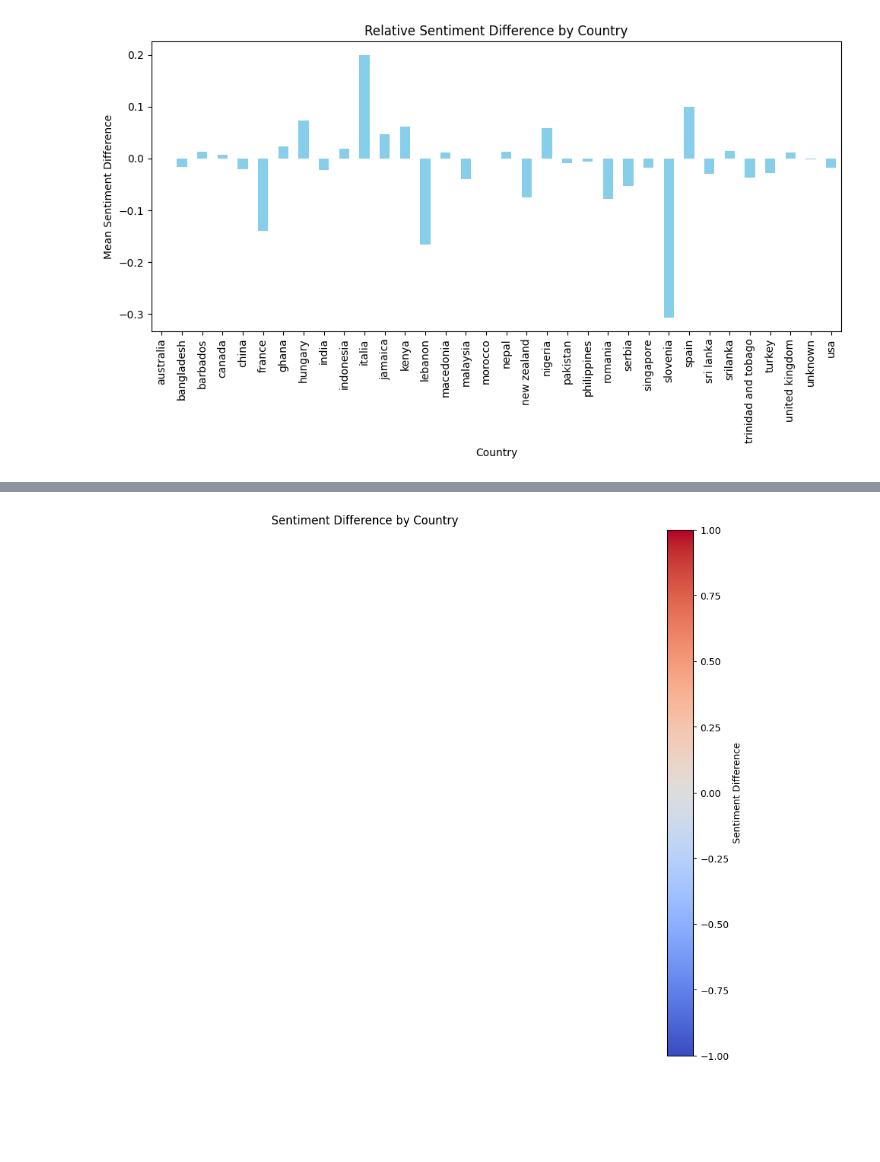
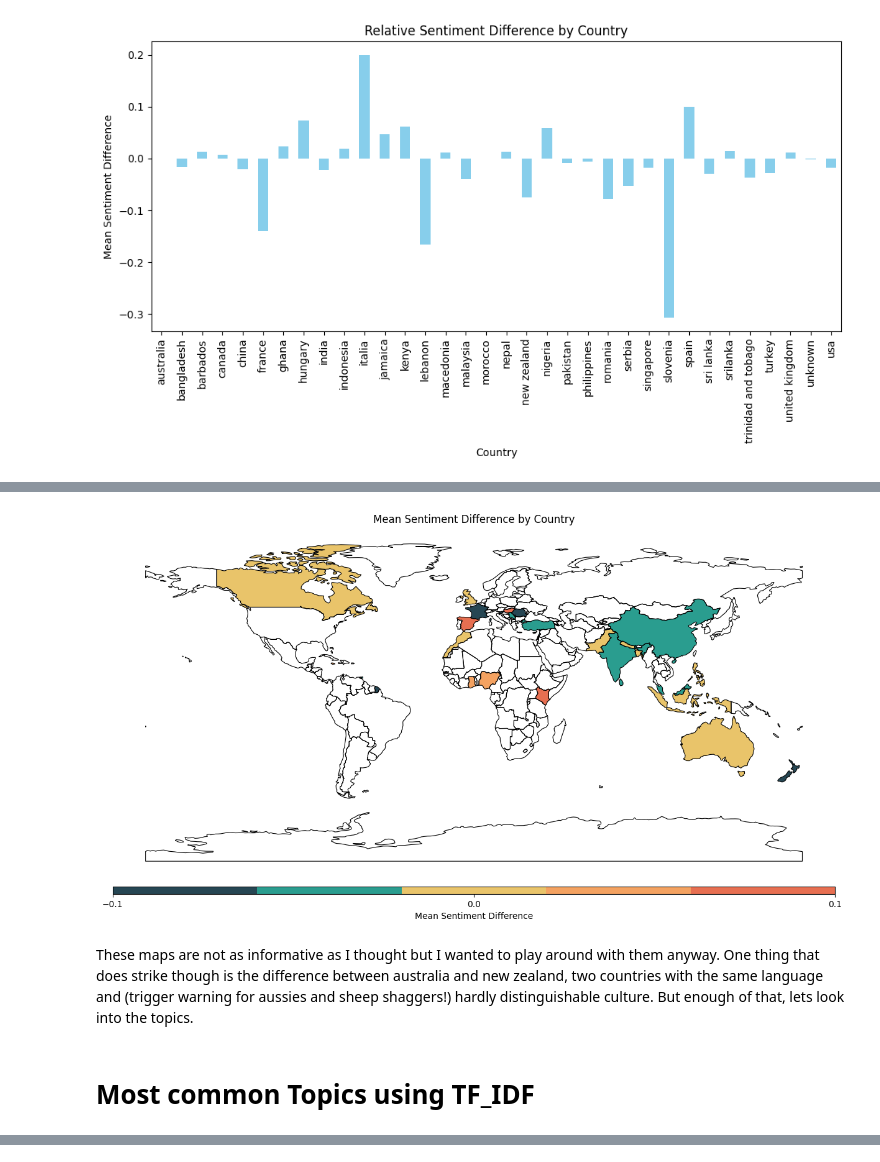
Before and after one commit to reneebrecht/Text-Message-Analysis, a Jupyter notebook: Workbook.ipynb, the cells around one changed output, grey strips where cells are left out. Saved outputs shown, nothing was run; the diff lists cells and outputs as text; code cells hidden in the pictures; blank space fills up the shorter version.

```diff
--- a/Workbook.ipynb
+++ b/Workbook.ipynb
@@ -376,3 +380,56 @@ plt.show()
+# %%
+import pandas as pd
+import geopandas as gpd
+import matplotlib.pyplot as plt
+from textblob import TextBlob
+
+# Group by country and calculate mean sentiment difference
+mean_difference_by_country = df.groupby('country')['sentiment_difference'].mean().reset_index()
+
+# Load world shapefile (use a more comprehensive world shapefile)
+world = gpd.read_file(gpd.datasets.get_path('naturalearth_lowres'))
+
+# Merge shapefile with mean sentiment difference data using case-insensitive comparison
+world['country_upper'] = world['name'].str.upper()
+mean_difference_by_country['country_upper'] = mean_difference_by_country['country'].str.upper()
+world = world.merge(mean_difference_by_country, left_on='country_upper', right_on='country_upper', how='left')
+
+# Create a custom colormap without white
+colors = ['#264653', '#2a9d8f', '#e9c46a', '#f4a261', '#e76f51']
+cmap = ListedColormap(colors)
+
+# Set custom intensity thresholds
+vmin = -0.1
+vmax = 0.1
+
+# Create a choropleth map
+fig, ax = plt.subplots(1, 1, figsize=(15, 10))
+world.boundary.plot(ax=ax, linewidth=0.8, color='black')  # Display country boundaries
+
+# Create a Normalize object for custom scaling
+norm = Normalize(vmin=vmin, vmax=vmax)
+
+# Plot countries with custom colormap
+world.plot(column='sentiment_difference', cmap=cmap, norm=norm, ax=ax, legend=False)
+
+# Create color scale legend
+sm = ScalarMappable(cmap=cmap, norm=norm)
+sm.set_array([])
+cbar = plt.colorbar(sm, ax=ax, orientation='horizontal', pad=0.02, aspect=100)  # Adjust the aspect for width
+cbar.set_ticks([vmin, 0.0, vmax])  # Adjust the ticks as needed
+cbar.set_label('Mean Sentiment Difference')
+
+ax.set_title('Mean Sentiment Difference by Country')
+ax.axis('off')
+
+plt.show()
+# %% [output]
+[figure, added]
+# %% [markdown]
+These maps are not as informative as I thought but I wanted to play around with them anyway. One thing that does strike though is the difference between australia and new zealand, two countries with the same language and (trigger warning for aussies and sheep shaggers!) hardly  distinguishable culture.
+But enough of that, lets look into the topics.
+# %% [markdown]
+# Most common Topics using TF_IDF
 # %%
 df.head()
 # %% [output]
@@ -415,25 +441,0 @@ m.save('sentiment_map2.html')
-# %%
-import geopandas as gpd
-
-
-# Load world shapefile
-world = gpd.read_file(gpd.datasets.get_path('naturalearth_lowres'))
-
-# Merge shapefile with sentiment data
-world = world.merge(df, left_on='name', right_on='country', how='left')
-
-# Create a choropleth map
-fig, ax = plt.subplots(1, 1, figsize=(15, 10))
-world.plot(column='sentiment_difference', cmap='coolwarm', linewidth=0.8, ax=ax, edgecolor='0.8')
-ax.set_title('Sentiment Difference by Country')
-ax.axis('off')
-
-# Add color scale legend
-sm = plt.cm.ScalarMappable(cmap='coolwarm', norm=plt.Normalize(vmin=-1, vmax=1))
-sm._A = []
-cbar = plt.colorbar(sm, ax=ax)
-cbar.set_label('Sentiment Difference')
-
-plt.show()
-# %% [output]
-[figure, removed]
```
Also changed, not shown: parts of 12 cells of this notebook.
